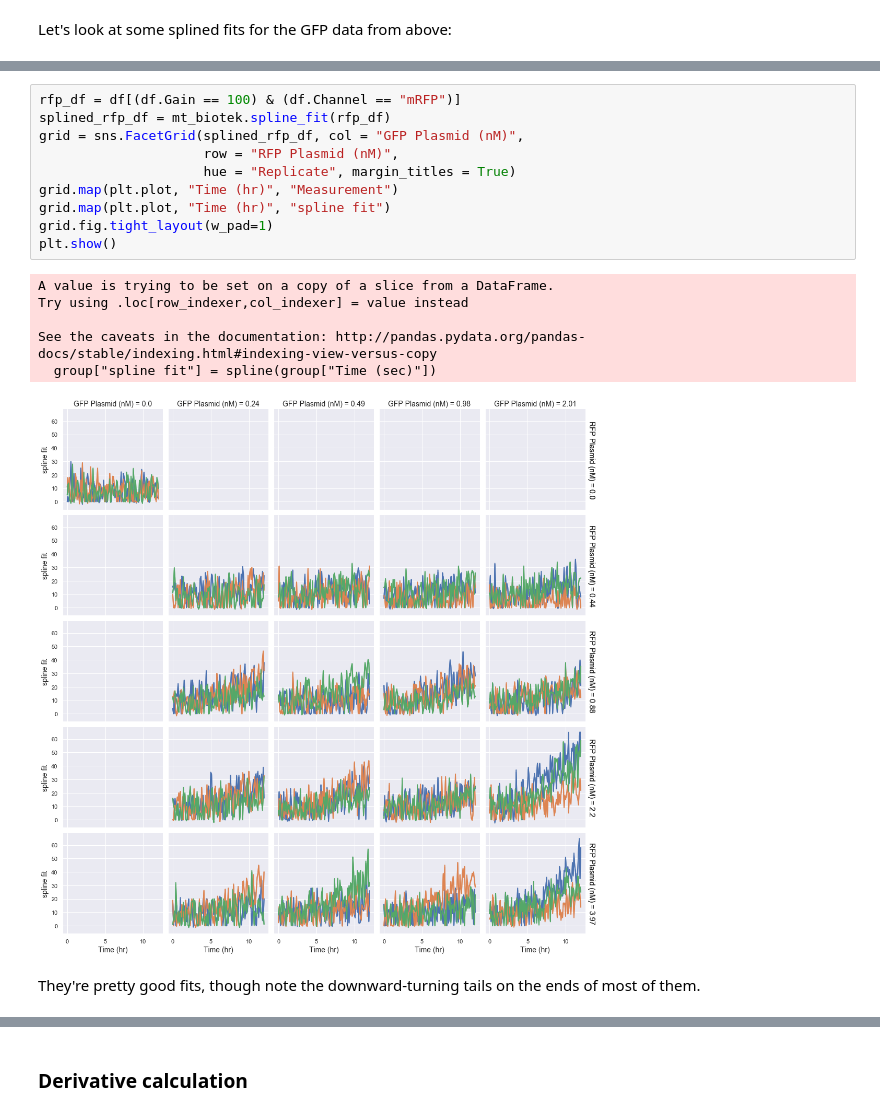
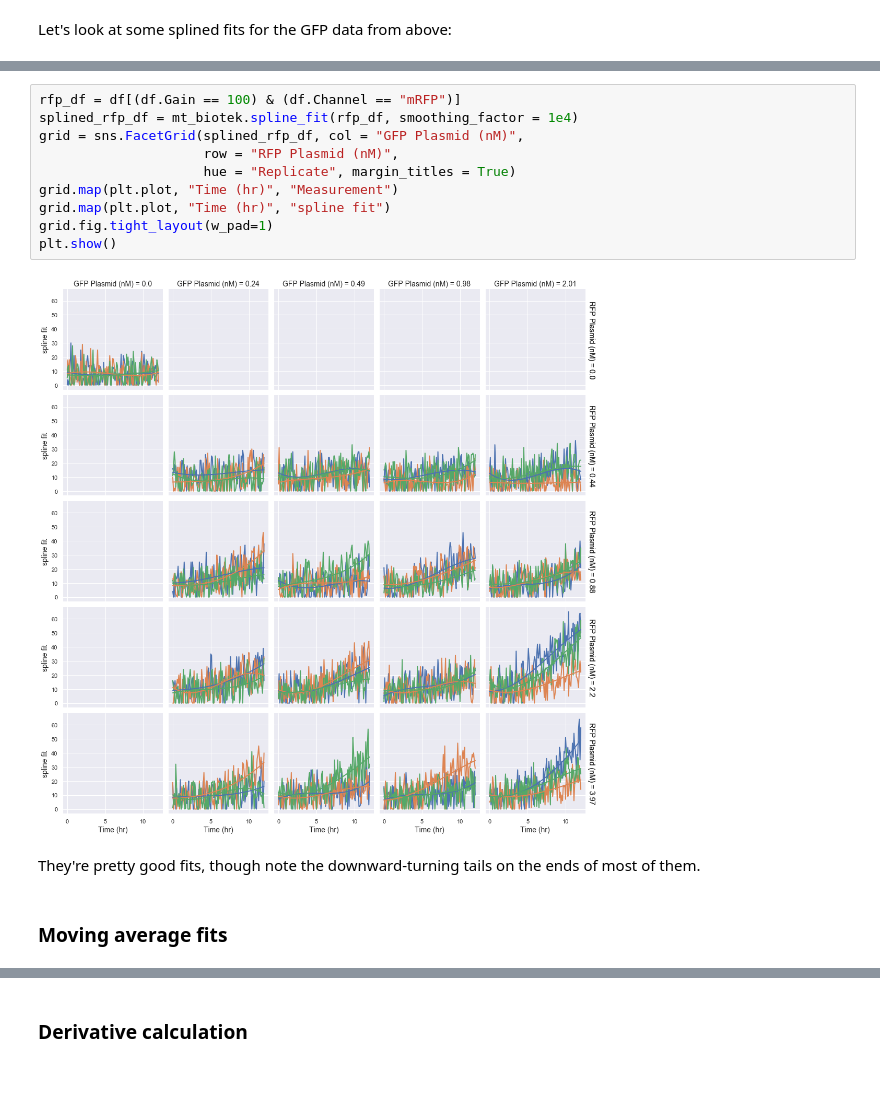
Before and after one commit to sclamons/murraylab_tools, a Jupyter notebook: examples/Biotek Analysis Usage Examples.ipynb, the cells around one changed output, grey strips where cells are left out. Cells and saved outputs as stored; diff of their text form; blank space fills up the shorter version.

```diff
--- a/examples/Biotek Analysis Usage Examples.ipynb
+++ b/examples/Biotek Analysis Usage Examples.ipynb
@@ -397,20 +403,17 @@ of squared residuals does not satisfy the condition abs(fp-s)/s < tol.
 [figure]
 # %%
 rfp_df = df[(df.Gain == 100) & (df.Channel == "mRFP")]
-splined_rfp_df = mt_biotek.spline_fit(rfp_df)
+splined_rfp_df = mt_biotek.spline_fit(rfp_df, smoothing_factor = 1e4)
 grid = sns.FacetGrid(splined_rfp_df, col = "GFP Plasmid (nM)",
                      row = "RFP Plasmid (nM)",
                      hue = "Replicate", margin_titles = True)
 grid.map(plt.plot, "Time (hr)", "Measurement")
 grid.map(plt.plot, "Time (hr)", "spline fit")
 grid.fig.tight_layout(w_pad=1)
 plt.show()
 # %% [output]
-A value is trying to be set on a copy of a slice from a DataFrame.
-Try using .loc[row_indexer,col_indexer] = value instead
-
-See the caveats in the documentation: http://pandas.pydata.org/pandas-docs/stable/indexing.html#indexing-view-versus-copy
-  group["spline fit"] = spline(group["Time (sec)"])
-[figure, old version]
+[figure, new version]
 # %% [markdown]
 They're pretty good fits, though note the downward-turning tails on the ends of most of them.
+# %% [markdown]
+### Moving average fits
```
Also changed, not shown: parts of 30 cells of this notebook, 31 other files.
